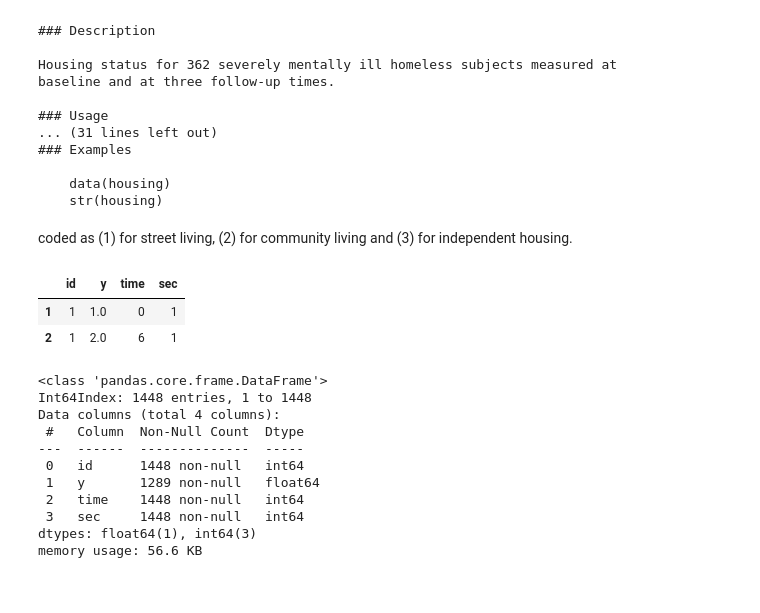
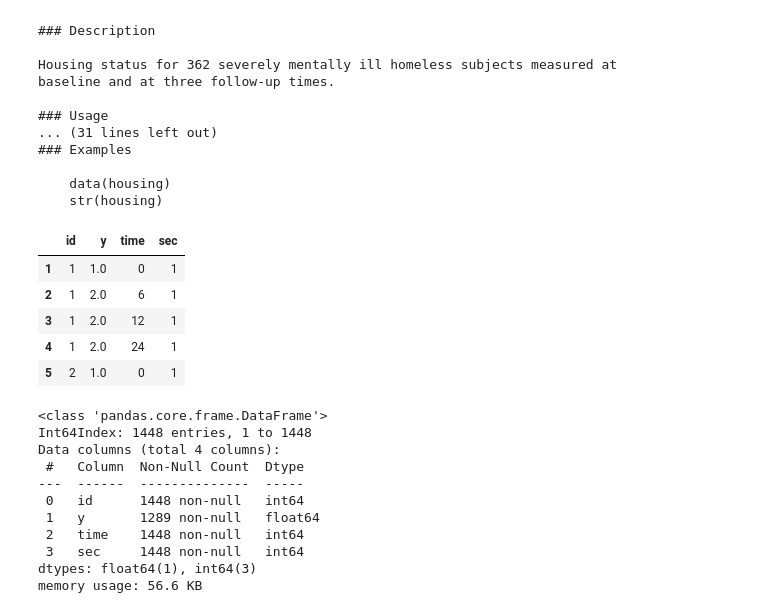
Before and after one commit to luanans/Bootcamp-WoMakersCode, a Jupyter notebook: Desafio_Python_Pandas/Desafio_Python_Pandas.ipynb, the cells around one changed output. Drawn from its saved outputs; the diff is of its cells as text; code cells hidden in the pictures.

```diff
--- a/Desafio_Python_Pandas/Desafio_Python_Pandas.ipynb
+++ b/Desafio_Python_Pandas/Desafio_Python_Pandas.ipynb
@@ -646,16 +531,16 @@ baseline and at three follow-up times.
 
     data(housing)
     str(housing)
-# %% [markdown]
-coded as (1) for street living, (2) for community
-living and (3) for independent housing.
 # %%
 df = data('housing')
-df.head(2)
+df.head(5)
 # %% [output]
 |  | id | y | time | sec |
 | 1 | 1 | 1.0 | 0 | 1 |
 | 2 | 1 | 2.0 | 6 | 1 |
+| 3 | 1 | 2.0 | 12 | 1 |
+| 4 | 1 | 2.0 | 24 | 1 |
+| 5 | 2 | 1.0 | 0 | 1 |
 # %%
 df.info()
 # %% [output]
```
Also changed, not shown: parts of 59 cells of this notebook.
